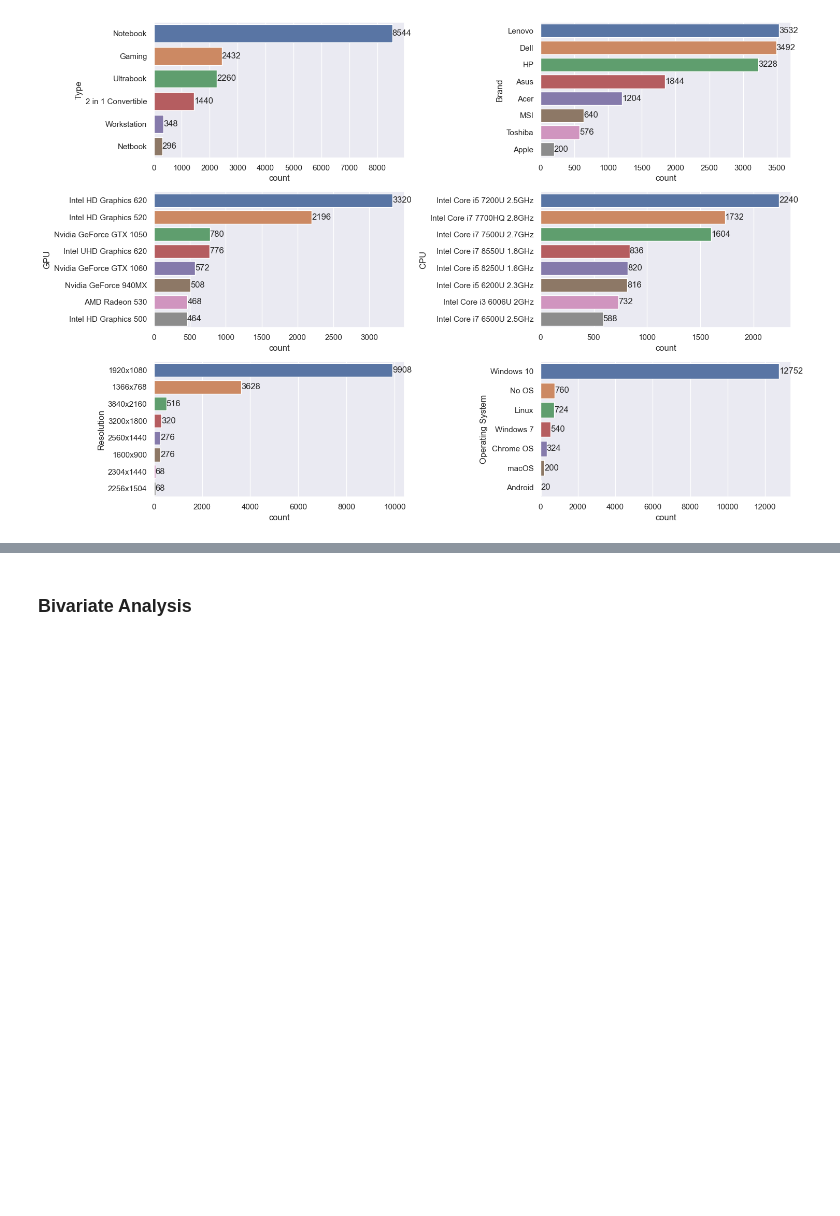
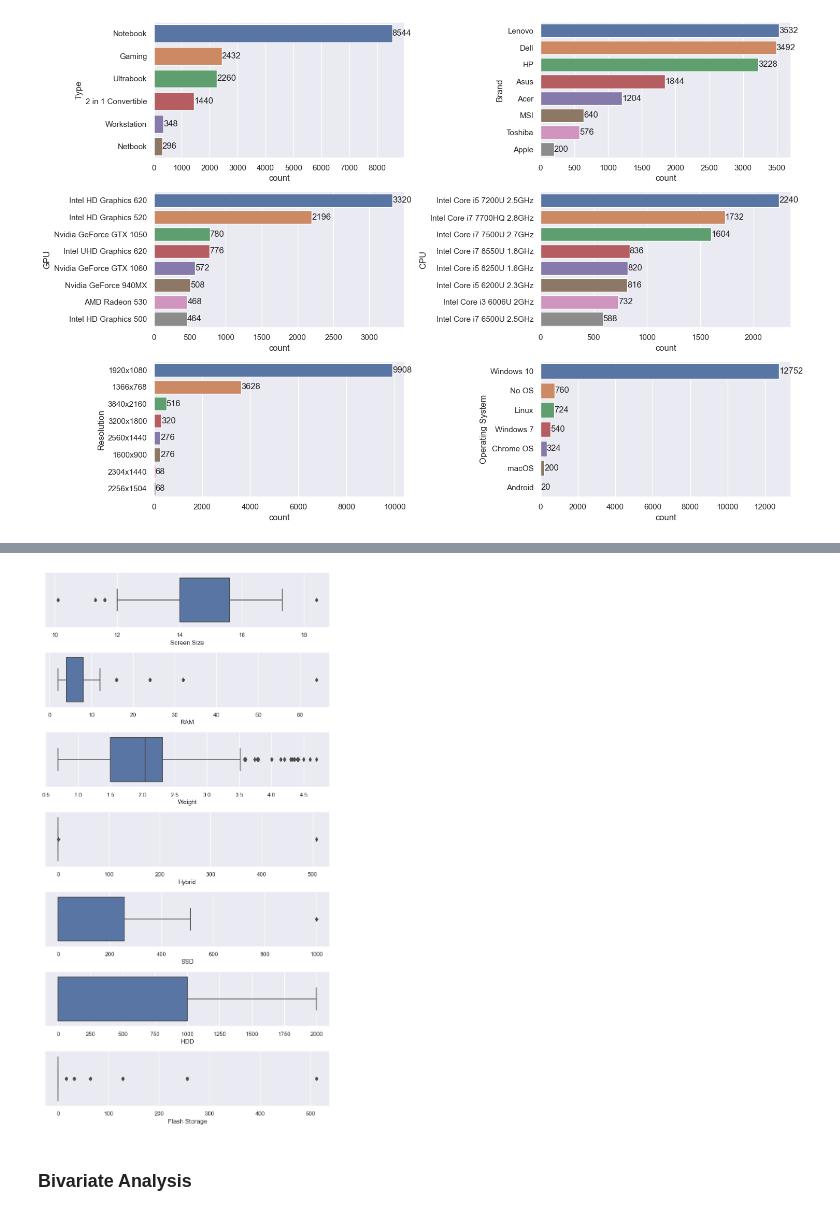
Before and after one commit to zhuofan-16/Computer_Regression, a Jupyter notebook: Price_Regression_ML.ipynb, the cells around one changed output, grey strips where cells are left out. Saved outputs shown, nothing was run; the diff lists cells and outputs as text; code cells hidden in the pictures; blank space fills up the shorter version.

```diff
--- a/Price_Regression_ML.ipynb
+++ b/Price_Regression_ML.ipynb
@@ -412,3 +412,10 @@ pcDf
+# %%
+fig, ax = plt.subplots(len(quantitativeVariable), 1, figsize=(8, 15), tight_layout=True)
+for idx, feature in enumerate(quantitativeVariable):
+    sns.boxplot(data=pcDf, x=feature, ax = ax[idx])
+fig.show()
+# %% [output]
+[figure, added]
 # %% [markdown]
 ### Bivariate Analysis
 # %%
```
Also changed, not shown: parts of 8 cells of this notebook.
